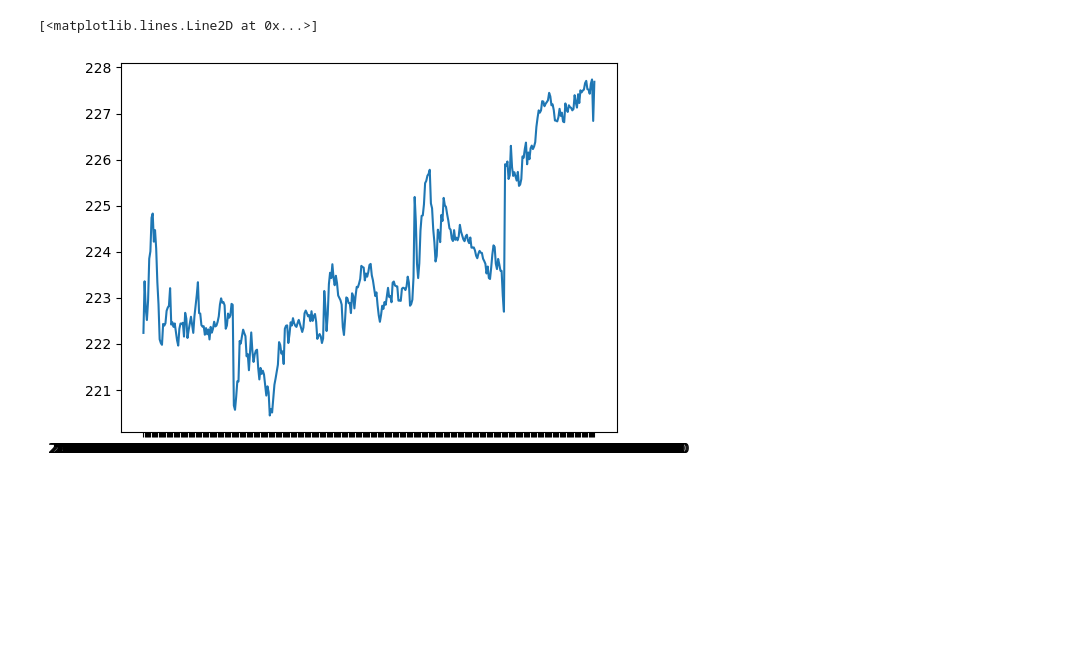
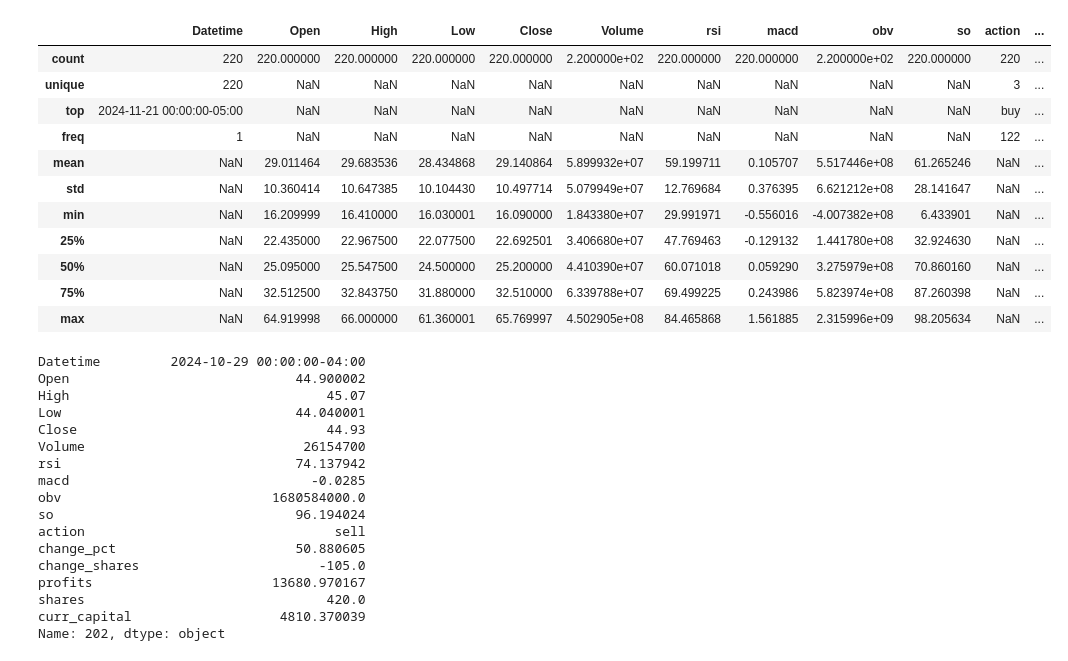
Before and after one commit to SeanMarcusJensen/ACIT4620-STOCK-FIS, a Jupyter notebook: main.ipynb, the cells around one changed output. Saved outputs shown, nothing was run; the diff lists cells and outputs as text; code cells hidden in the pictures; blank space fills up the shorter version.

```diff
--- a/main.ipynb
+++ b/main.ipynb
@@ -121,5 +0,0 @@ plt.plot(chunks.get_date('2024-11-01')['Close'])
-# %%
-plt.plot(chunks.get_date_chunk('2024-11-01', '2024-11-07')['Close'])
-# %% [output]
-[<matplotlib.lines.Line2D at 0x...>]
-[figure, removed]
@@ -125,0 +5,39 @@ plt.plot(chunks.get_date_chunk('2024-11-01', '2024-11-07')['Close'])
+# %%
+PLTR_1D = pd.read_csv('output/1d/PLTR.csv')
+AAPL_1D = pd.read_csv('output/1d/AAPL.csv')
+PLTR_5M = pd.read_csv('output/5m/PLTR.csv')
+# %%
+PLTR_1D.describe(include='all')
+# %% [output]
+|  | Datetime | Open | High | Low | Close | Volume | rsi | macd | obv | so | action | ... |
+| count | 220 | 220.000000 | 220.000000 | 220.000000 | 220.000000 | 2.200000e+02 | 220.000000 | 220.000000 | 2.200000e+02 | 220.000000 | 220 | ... |
+| unique | 220 | NaN | NaN | NaN | NaN | NaN | NaN | NaN | NaN | NaN | 3 | ... |
+| top | 2024-11-21 00:00:00-05:00 | NaN | NaN | NaN | NaN | NaN | NaN | NaN | NaN | NaN | buy | ... |
+| freq | 1 | NaN | NaN | NaN | NaN | NaN | NaN | NaN | NaN | NaN | 122 | ... |
+| mean | NaN | 29.011464 | 29.683536 | 28.434868 | 29.140864 | 5.899932e+07 | 59.199711 | 0.105707 | 5.517446e+08 | 61.265246 | NaN | ... |
+| std | NaN | 10.360414 | 10.647385 | 10.104430 | 10.497714 | 5.079949e+07 | 12.769684 | 0.376395 | 6.621212e+08 | 28.141647 | NaN | ... |
+| min | NaN | 16.209999 | 16.410000 | 16.030001 | 16.090000 | 1.843380e+07 | 29.991971 | -0.556016 | -4.007382e+08 | 6.433901 | NaN | ... |
+| 25% | NaN | 22.435000 | 22.967500 | 22.077500 | 22.692501 | 3.406680e+07 | 47.769463 | -0.129132 | 1.441780e+08 | 32.924630 | NaN | ... |
+| 50% | NaN | 25.095000 | 25.547500 | 24.500000 | 25.200000 | 4.410390e+07 | 60.071018 | 0.059290 | 3.275979e+08 | 70.860160 | NaN | ... |
+| 75% | NaN | 32.512500 | 32.843750 | 31.880000 | 32.510000 | 6.339788e+07 | 69.499225 | 0.243986 | 5.823974e+08 | 87.260398 | NaN | ... |
+| max | NaN | 64.919998 | 66.000000 | 61.360001 | 65.769997 | 4.502905e+08 | 84.465868 | 1.561885 | 2.315996e+09 | 98.205634 | NaN | ... |
+# %%
+PLTR_1D.loc[PLTR_1D['change_pct'].idxmax()]
+# %% [output]
+Datetime         2024-10-29 00:00:00-04:00
+Open                             44.900002
+High                                 45.07
+Low                              44.040001
+Close                                44.93
+Volume                            26154700
+rsi                              74.137942
+macd                               -0.0285
+obv                           1680584000.0
+so                               96.194024
+action                                sell
+change_pct                       50.880605
+change_shares                       -105.0
+profits                       13680.970167
+shares                               420.0
+curr_capital                   4810.370039
+Name: 202, dtype: object
```
Also changed, not shown: parts of 17 cells of this notebook, 30 other files.
